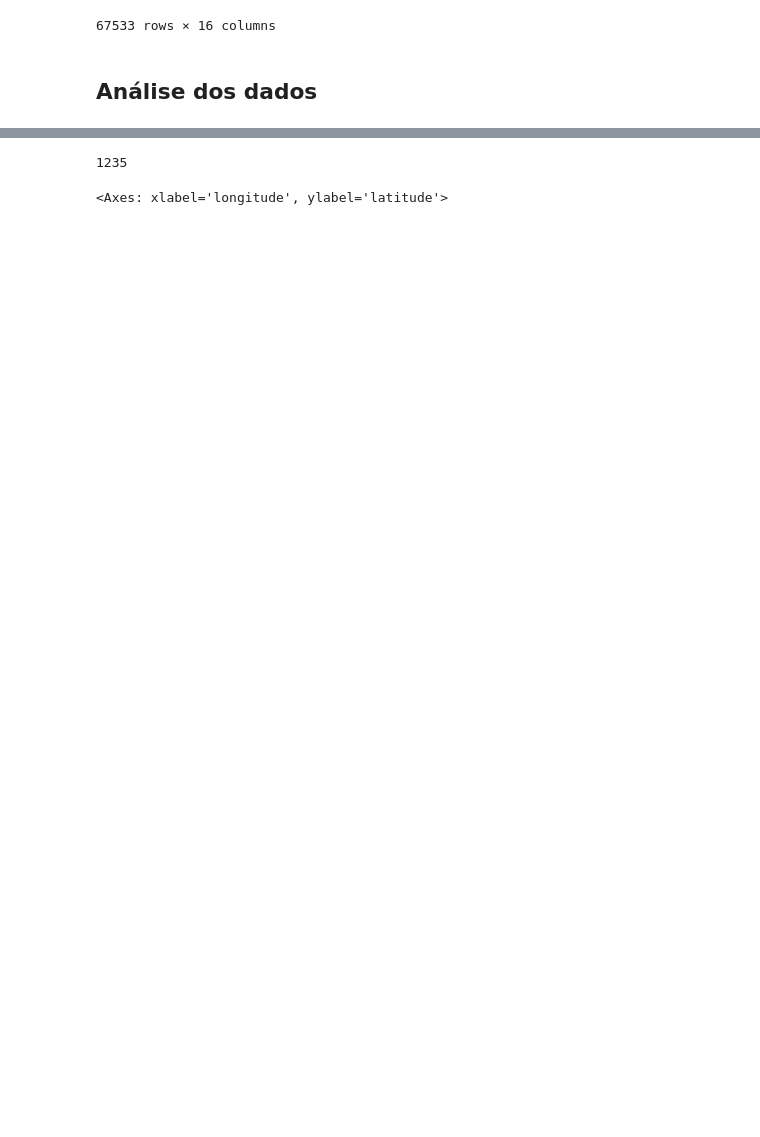
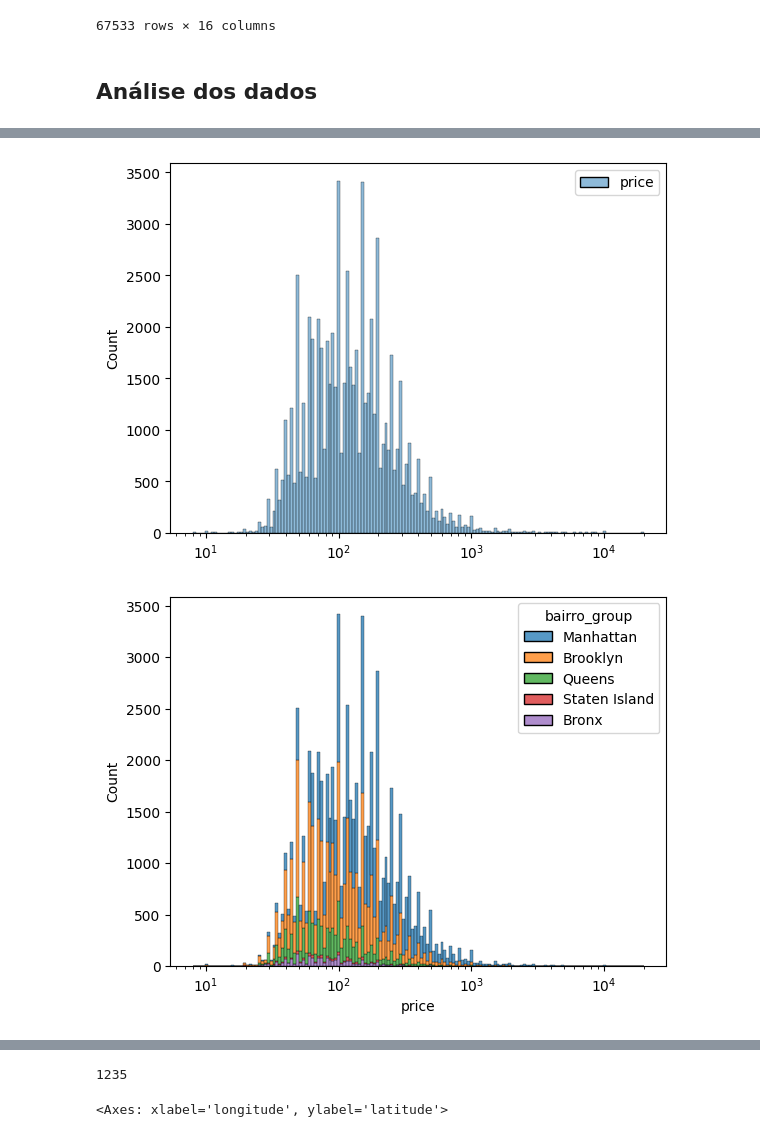
Before and after one commit to pedrobslima/LH_CD_PEDROBARROSDESOUZALIMA, a Jupyter notebook: incidium.ipynb, the cells around one changed output, grey strips where cells are left out. Cells and saved outputs as stored; diff of their text form; code cells hidden in the pictures; blank space fills up the shorter version.

```diff
--- a/incidium.ipynb
+++ b/incidium.ipynb
@@ -398,2 +394,10 @@ max      10000.000000
 Name: price, dtype: float64
+# %%
+sns.histplot(df[['price']], log_scale=True)
+plt.show()
+sns.histplot(df,x='price', hue='bairro_group', log_scale=True, multiple='stack')
+plt.show()
+# %% [output]
+[figure, added]
+[figure, added]
 # %%
```
Also changed, not shown: parts of 28 cells of this notebook.
